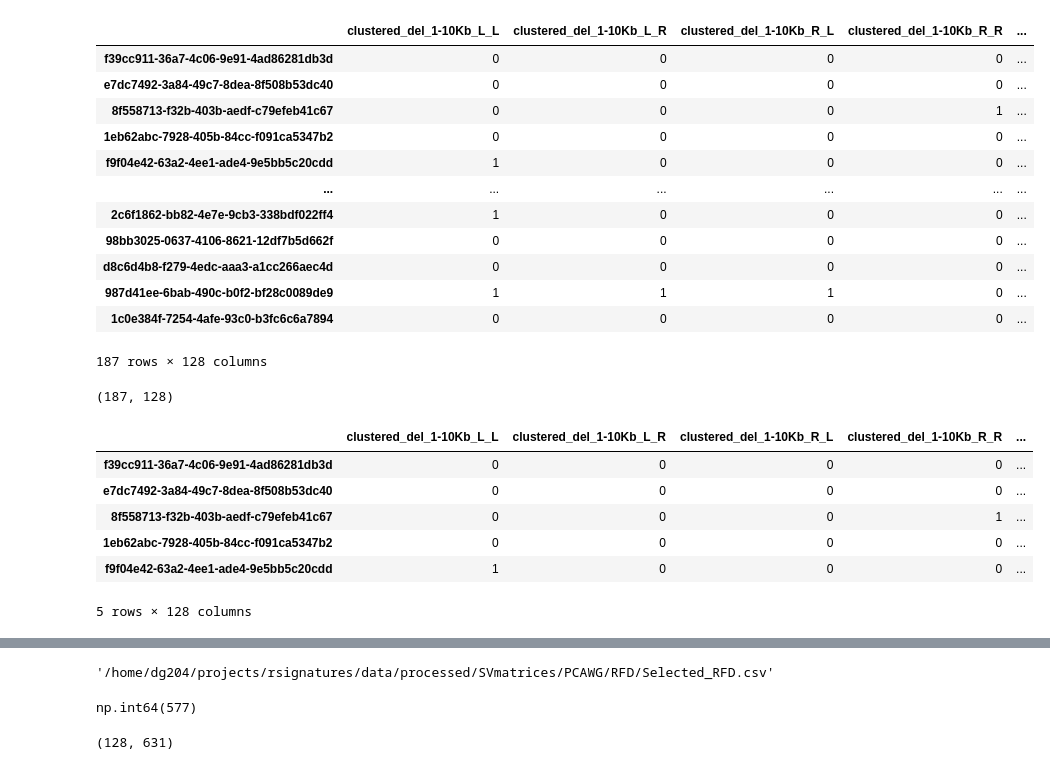
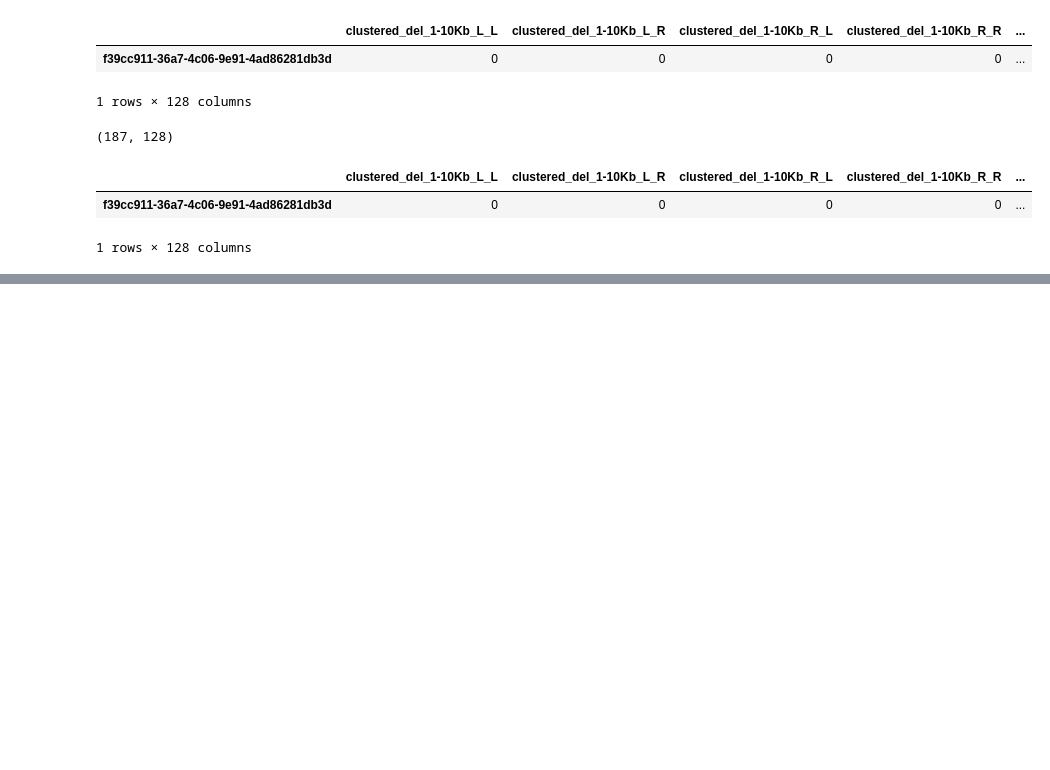
Before and after one commit to maigiclab/SVIG, a Jupyter notebook: notebooks/combinePCAWGcatalogues.ipynb, the cells around one changed output, grey strips where cells are left out. Saved outputs shown, nothing was run; the diff lists cells and outputs as text; code cells hidden in the pictures; blank space fills up the shorter version.

```diff
--- a/notebooks/combinePCAWGcatalogues.ipynb
+++ b/notebooks/combinePCAWGcatalogues.ipynb
@@ -21,20 +19,12 @@ features = 'RFD'
+# %%
+matrix_folder = '../data/processed/SVmatrices/PCAWG/'
 # %%
-breast_fn = '/home/dg204/projects/rsignatures/data/processed/SVmatrices/PCAWG/'+features+'/Breast_'+features+'.csv'
+breast_fn = matrix_folder+features+'/Breast_'+features+'.csv'
 breast_cat = pd.read_csv(breast_fn, index_col=0)
 # %%
-breast_cat
+breast_cat.head(1)
 # %% [output]
 |  | clustered_del_1-10Kb_L_L | clustered_del_1-10Kb_L_R | clustered_del_1-10Kb_R_L | clustered_del_1-10Kb_R_R | ... |
 | f39cc911-36a7-4c06-9e91-4ad86281db3d | 0 | 0 | 0 | 0 | ... |
-| e7dc7492-3a84-49c7-8dea-8f508b53dc40 | 0 | 0 | 0 | 0 | ... |
-| 8f558713-f32b-403b-aedf-c79efeb41c67 | 0 | 0 | 0 | 1 | ... |
-| 1eb62abc-7928-405b-84cc-f091ca5347b2 | 0 | 0 | 0 | 0 | ... |
-| f9f04e42-63a2-4ee1-ade4-9e5bb5c20cdd | 1 | 0 | 0 | 0 | ... |
-| ... | ... | ... | ... | ... | ... |
-| 2c6f1862-bb82-4e7e-9cb3-338bdf022ff4 | 1 | 0 | 0 | 0 | ... |
-| 98bb3025-0637-4106-8621-12df7b5d662f | 0 | 0 | 0 | 0 | ... |
-| d8c6d4b8-f279-4edc-aaa3-a1cc266aec4d | 0 | 0 | 0 | 0 | ... |
-| 987d41ee-6bab-490c-b0f2-bf28c0089de9 | 1 | 1 | 1 | 0 | ... |
-| 1c0e384f-7254-4afe-93c0-b3fc6c6a7894 | 0 | 0 | 0 | 0 | ... |
-187 rows × 128 columns
+1 rows × 128 columns
 # %%
@@ -56,15 +46,11 @@ breast_cat.shape
 # %% [output]
 (187, 128)
 # %%
-breast_cat.head()
+breast_cat.head(1)
 # %% [output]
 |  | clustered_del_1-10Kb_L_L | clustered_del_1-10Kb_L_R | clustered_del_1-10Kb_R_L | clustered_del_1-10Kb_R_R | ... |
 | f39cc911-36a7-4c06-9e91-4ad86281db3d | 0 | 0 | 0 | 0 | ... |
-| e7dc7492-3a84-49c7-8dea-8f508b53dc40 | 0 | 0 | 0 | 0 | ... |
-| 8f558713-f32b-403b-aedf-c79efeb41c67 | 0 | 0 | 0 | 1 | ... |
-| 1eb62abc-7928-405b-84cc-f091ca5347b2 | 0 | 0 | 0 | 0 | ... |
-| f9f04e42-63a2-4ee1-ade4-9e5bb5c20cdd | 1 | 0 | 0 | 0 | ... |
-5 rows × 128 columns
+1 rows × 128 columns
 # %%
 sel_pantissue_rfd_cat.head(1)
 # %% [output]
@@ -77,12 +62,0 @@ sel_pantissue_rfd_cat.to_csv('/home/dg204/projects/rsignatures/data/processed/SV
-# %%
-'/home/dg204/projects/rsignatures/data/processed/SVmatrices/PCAWG/'+features+'/Selected_'+features+'.csv'
-# %% [output]
-'/home/dg204/projects/rsignatures/data/processed/SVmatrices/PCAWG/RFD/Selected_RFD.csv'
-# %%
-(sel_pantissue_rfd_cat.sum(axis=0)>30).sum()
-# %% [output]
-np.int64(577)
-# %%
-sel_pantissue_rfd_cat.shape
-# %% [output]
-(128, 631)
```
Also changed, not shown: parts of 9 cells of this notebook, 8 other files.
